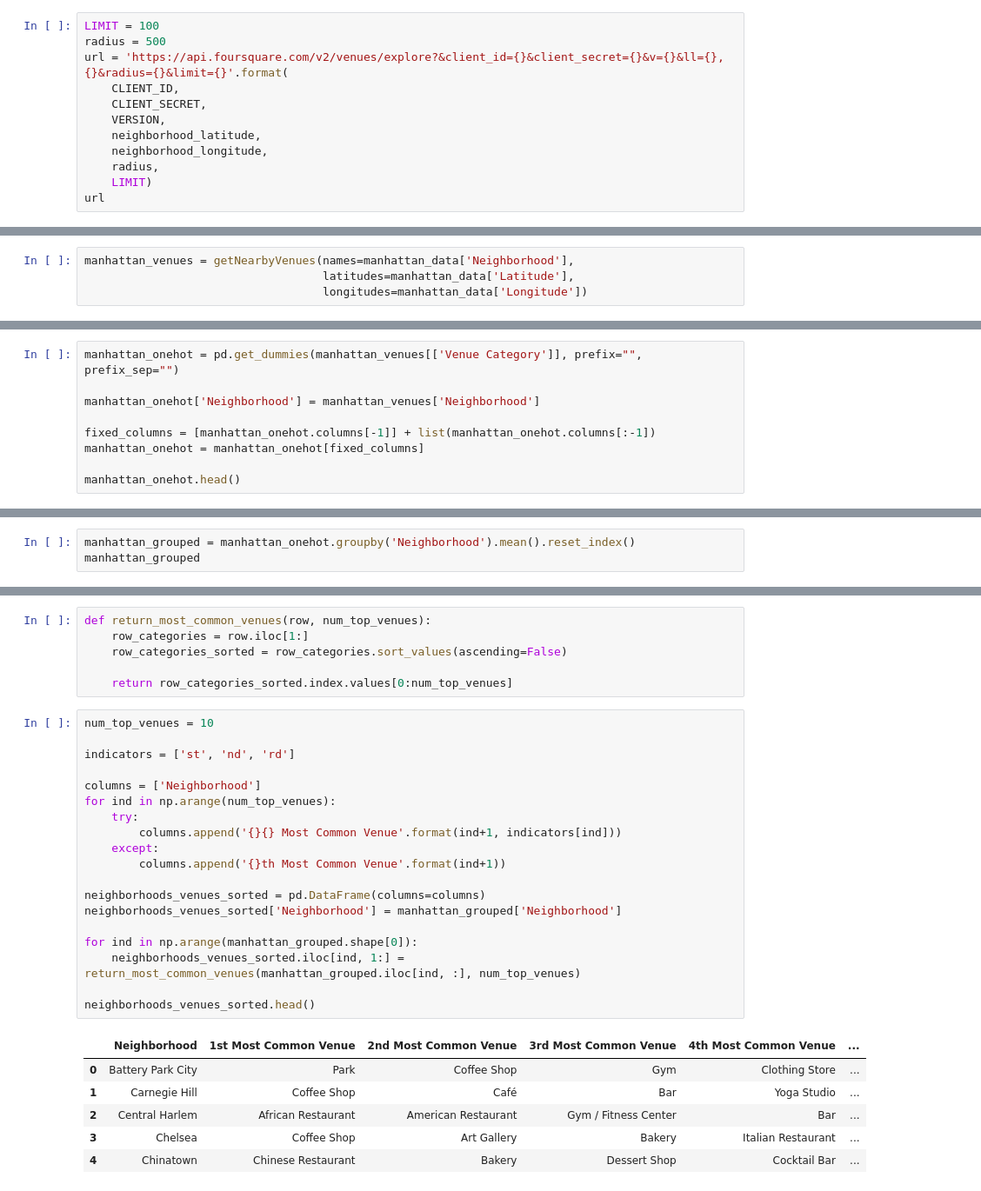
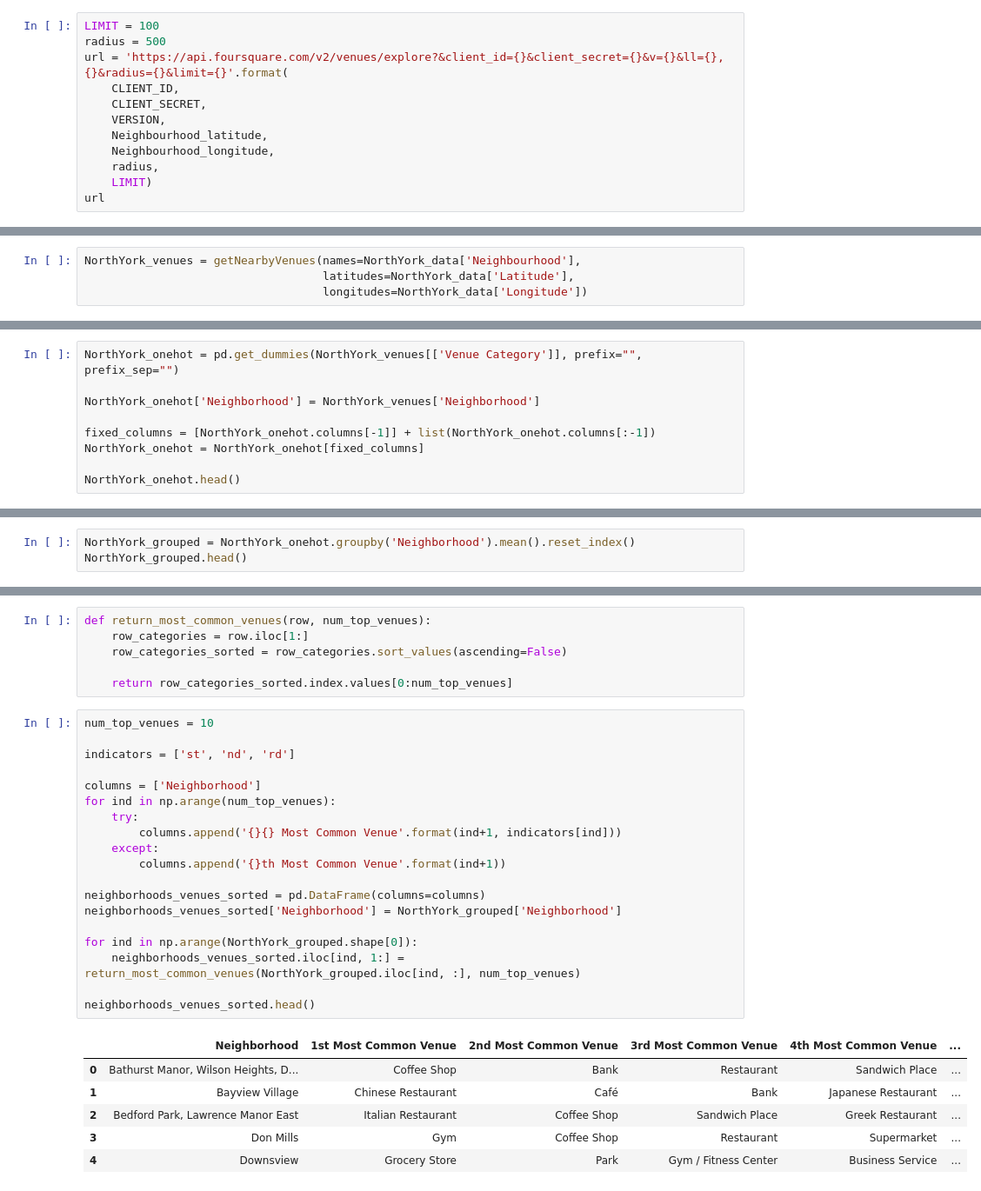
Before and after one commit to BryanAstuyauri16/Cousera_Capstone3, a Jupyter notebook: 3_week_lab_Clustering_Toronto.ipynb, the cells around one changed output, grey strips where cells are left out. Shown at 87% size. Cells and saved outputs as stored; diff of their text form.

```diff
--- a/3_week_lab_Clustering_Toronto.ipynb
+++ b/3_week_lab_Clustering_Toronto.ipynb
@@ -179,8 +171,8 @@ url = 'https://api.foursquare.com/v2/venues/explore?&client_id={}&client_secret=
     CLIENT_ID,
     CLIENT_SECRET,
     VERSION,
-    neighborhood_latitude,
-    neighborhood_longitude,
+    Neighbourhood_latitude,
+    Neighbourhood_longitude,
     radius,
     LIMIT)
 url
@@ -259,7 +246,7 @@ def getNearbyVenues(names, latitudes, longitudes, radius=500):
 
     return(nearby_venues)
 # %%
-manhattan_venues = getNearbyVenues(names=manhattan_data['Neighborhood'],
-                                   latitudes=manhattan_data['Latitude'],
-                                   longitudes=manhattan_data['Longitude'])
+NorthYork_venues = getNearbyVenues(names=NorthYork_data['Neighbourhood'],
+                                   latitudes=NorthYork_data['Latitude'],
+                                   longitudes=NorthYork_data['Longitude'])
 # %% [output]
@@ -321,10 +306,10 @@ There are 331 uniques categories.
 # %%
-manhattan_onehot = pd.get_dummies(manhattan_venues[['Venue Category']], prefix="", prefix_sep="")
+NorthYork_onehot = pd.get_dummies(NorthYork_venues[['Venue Category']], prefix="", prefix_sep="")
 
-manhattan_onehot['Neighborhood'] = manhattan_venues['Neighborhood']
+NorthYork_onehot['Neighborhood'] = NorthYork_venues['Neighborhood']
 
-fixed_columns = [manhattan_onehot.columns[-1]] + list(manhattan_onehot.columns[:-1])
-manhattan_onehot = manhattan_onehot[fixed_columns]
+fixed_columns = [NorthYork_onehot.columns[-1]] + list(NorthYork_onehot.columns[:-1])
+NorthYork_onehot = NorthYork_onehot[fixed_columns]
 
-manhattan_onehot.head()
+NorthYork_onehot.head()
 # %% [output]
@@ -341,4 +326,4 @@ manhattan_onehot.shape
 # %%
-manhattan_grouped = manhattan_onehot.groupby('Neighborhood').mean().reset_index()
-manhattan_grouped
+NorthYork_grouped = NorthYork_onehot.groupby('Neighborhood').mean().reset_index()
+NorthYork_grouped.head()
 # %% [output]
@@ -402,26 +376,26 @@ def return_most_common_venues(row, num_top_venues):
 # %%
 num_top_venues = 10
 
 indicators = ['st', 'nd', 'rd']
 
 columns = ['Neighborhood']
 for ind in np.arange(num_top_venues):
     try:
         columns.append('{}{} Most Common Venue'.format(ind+1, indicators[ind]))
     except:
         columns.append('{}th Most Common Venue'.format(ind+1))
 
 neighborhoods_venues_sorted = pd.DataFrame(columns=columns)
-neighborhoods_venues_sorted['Neighborhood'] = manhattan_grouped['Neighborhood']
+neighborhoods_venues_sorted['Neighborhood'] = NorthYork_grouped['Neighborhood']
 
-for ind in np.arange(manhattan_grouped.shape[0]):
-    neighborhoods_venues_sorted.iloc[ind, 1:] = return_most_common_venues(manhattan_grouped.iloc[ind, :], num_top_venues)
+for ind in np.arange(NorthYork_grouped.shape[0]):
+    neighborhoods_venues_sorted.iloc[ind, 1:] = return_most_common_venues(NorthYork_grouped.iloc[ind, :], num_top_venues)
 
 neighborhoods_venues_sorted.head()
 # %% [output]
 |  | Neighborhood | 1st Most Common Venue | 2nd Most Common Venue | 3rd Most Common Venue | 4th Most Common Venue | ... |
-| 0 | Battery Park City | Park | Coffee Shop | Gym | Clothing Store | ... |
-| 1 | Carnegie Hill | Coffee Shop | Café | Bar | Yoga Studio | ... |
-| 2 | Central Harlem | African Restaurant | American Restaurant | Gym / Fitness Center | Bar | ... |
-| 3 | Chelsea | Coffee Shop | Art Gallery | Bakery | Italian Restaurant | ... |
-| 4 | Chinatown | Chinese Restaurant | Bakery | Dessert Shop | Cocktail Bar | ... |
+| 0 | Bathurst Manor, Wilson Heights, D... | Coffee Shop | Bank | Restaurant | Sandwich Place | ... |
+| 1 | Bayview Village | Chinese Restaurant | Café | Bank | Japanese Restaurant | ... |
+| 2 | Bedford Park, Lawrence Manor East | Italian Restaurant | Coffee Shop | Sandwich Place | Greek Restaurant | ... |
+| 3 | Don Mills | Gym | Coffee Shop | Restaurant | Supermarket | ... |
+| 4 | Downsview | Grocery Store | Park | Gym / Fitness Center | Business Service | ... |
```
Also changed, not shown: parts of 50 cells of this notebook.
